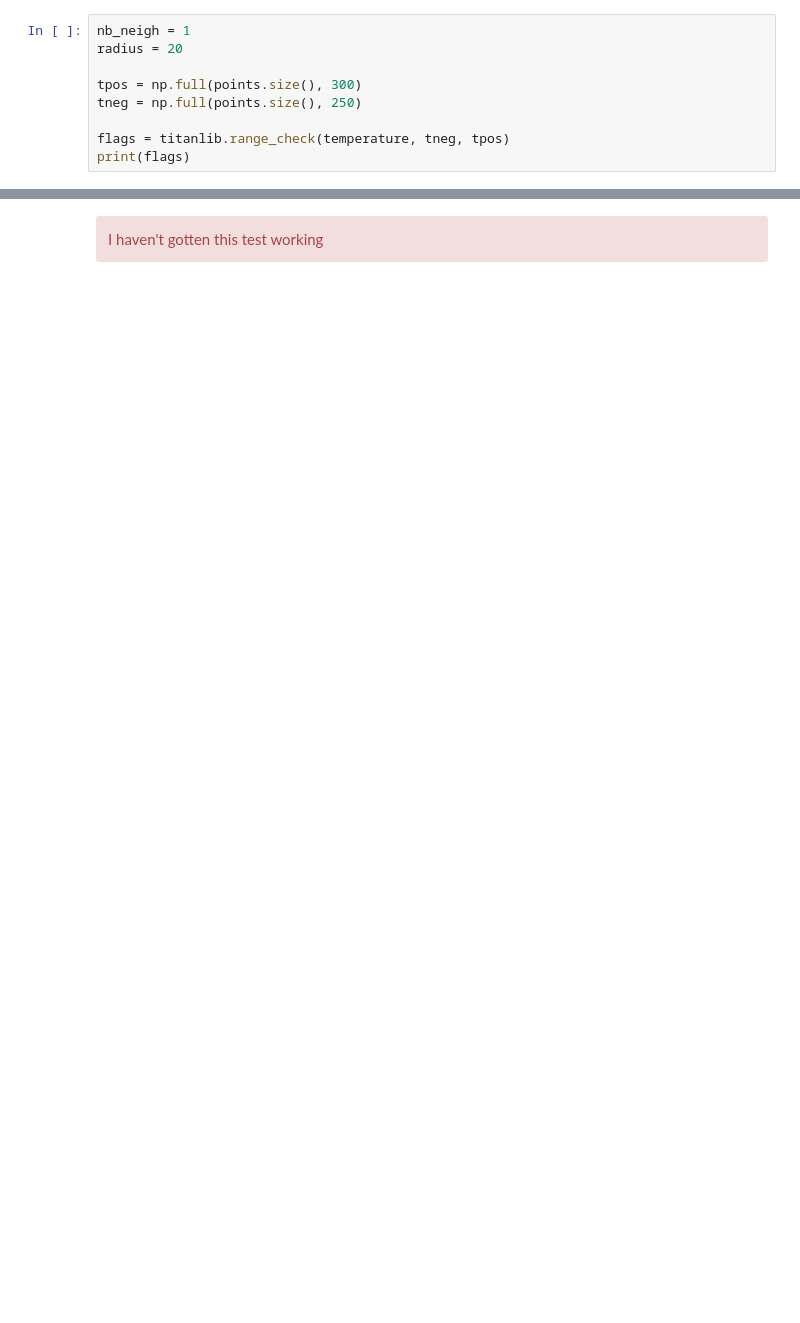
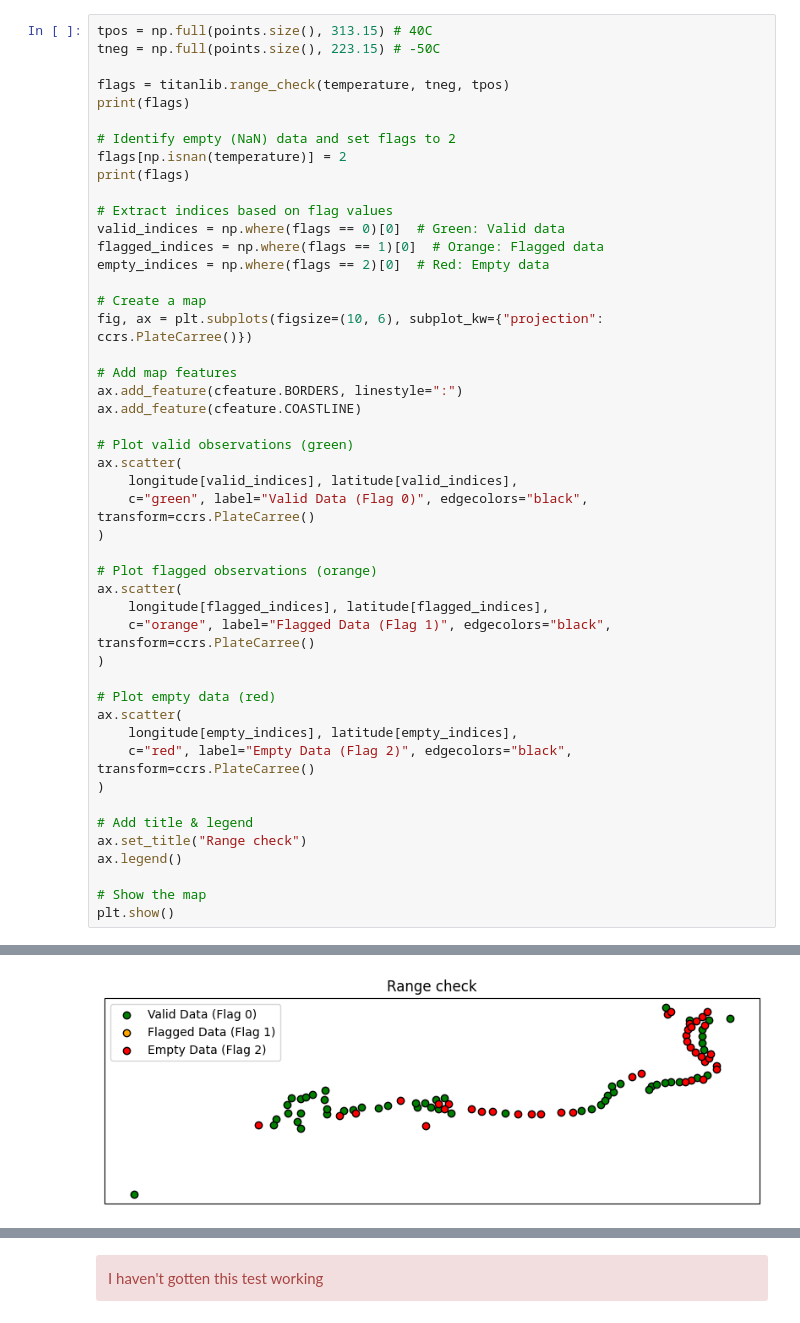
Before and after one commit to tarenmcleod/sp, a Jupyter notebook: titanlib_nebelhorn.ipynb, the cells around one changed output, grey strips where cells are left out. Drawn from its saved outputs; the diff is of its cells as text; blank space fills up the shorter version.

```diff
--- a/titanlib_nebelhorn.ipynb
+++ b/titanlib_nebelhorn.ipynb
@@ -308,12 +480,50 @@ print(flags)
 # %%
-nb_neigh = 1
-radius = 20
-
-tpos = np.full(points.size(), 300)
-tneg = np.full(points.size(), 250)
+tpos = np.full(points.size(), 313.15) # 40C
+tneg = np.full(points.size(), 223.15) # -50C
 
 flags = titanlib.range_check(temperature, tneg, tpos)
 print(flags)
+
+# Identify empty (NaN) data and set flags to 2
+flags[np.isnan(temperature)] = 2
+print(flags)
+
+# Extract indices based on flag values
+valid_indices = np.where(flags == 0)[0]  # Green: Valid data
+flagged_indices = np.where(flags == 1)[0]  # Orange: Flagged data
+empty_indices = np.where(flags == 2)[0]  # Red: Empty data
+
+# Create a map
+fig, ax = plt.subplots(figsize=(10, 6), subplot_kw={"projection": ccrs.PlateCarree()})
+
+# Add map features
+ax.add_feature(cfeature.BORDERS, linestyle=":")
+ax.add_feature(cfeature.COASTLINE)
+
+# Plot valid observations (green)
+ax.scatter(
+    longitude[valid_indices], latitude[valid_indices],
+    c="green", label="Valid Data (Flag 0)", edgecolors="black", transform=ccrs.PlateCarree()
+)
+
+# Plot flagged observations (orange)
+ax.scatter(
+    longitude[flagged_indices], latitude[flagged_indices],
+    c="orange", label="Flagged Data (Flag 1)", edgecolors="black", transform=ccrs.PlateCarree()
+)
+
+# Plot empty data (red)
+ax.scatter(
+    longitude[empty_indices], latitude[empty_indices],
+    c="red", label="Empty Data (Flag 2)", edgecolors="black", transform=ccrs.PlateCarree()
+)
+
+# Add title & legend
+ax.set_title("Range check")
+ax.legend()
+
+# Show the map
+plt.show()
 # %% [output]
 [1 0 1 1 0 0 1 1 0 0 0 1 0 0 1 1 0 0 0 0 1 1 1 0 1 0 1 0 0 0 1 1 0 0 1 1 0
  0 1 0 0 0 0 1 0 0 0 0 1 1 0 1 1 0 0 1 1 0 0 1 1 1 1 0 0 0 0 1 1 0 1 1 0 0
@@ -321,2 +534,3 @@ print(flags)
+[figure, added]
 # %% [markdown]
 ## Spatial consistency test
```
Also changed, not shown: parts of 34 cells of this notebook.
